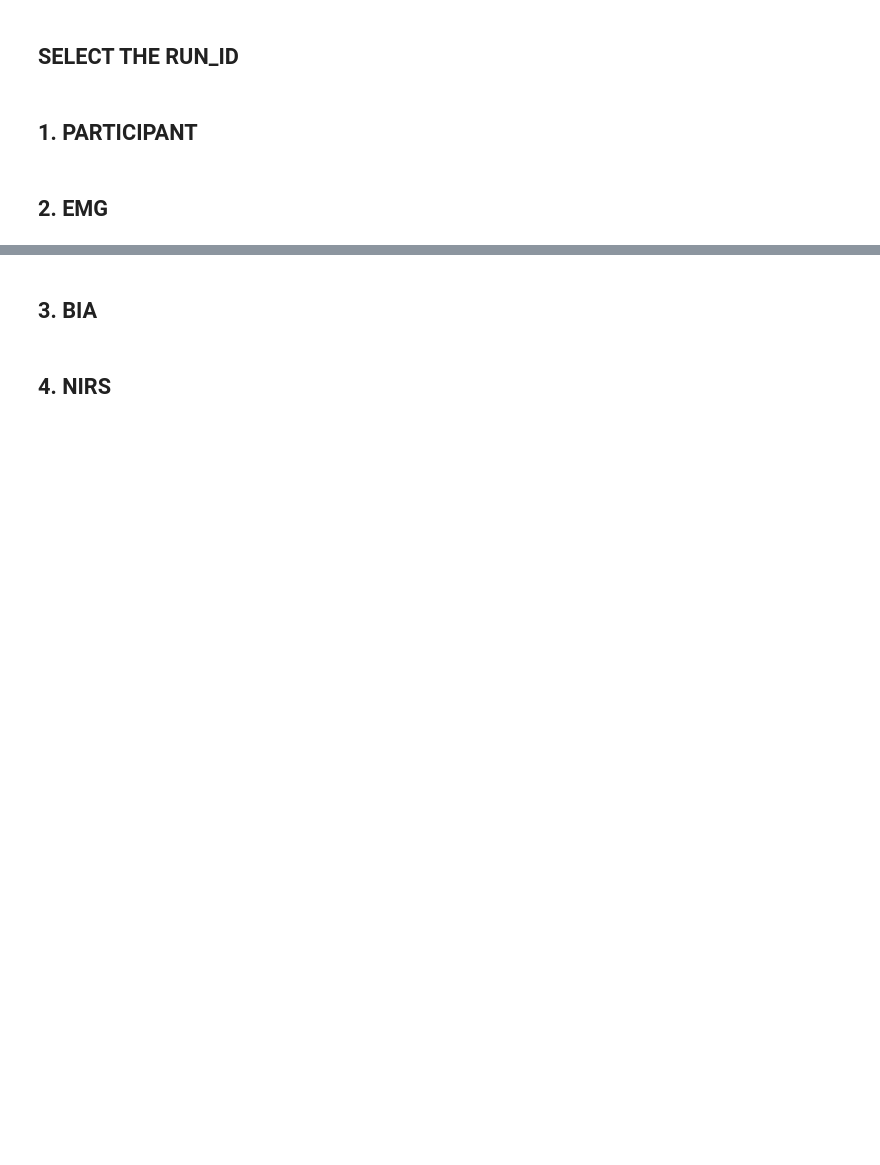
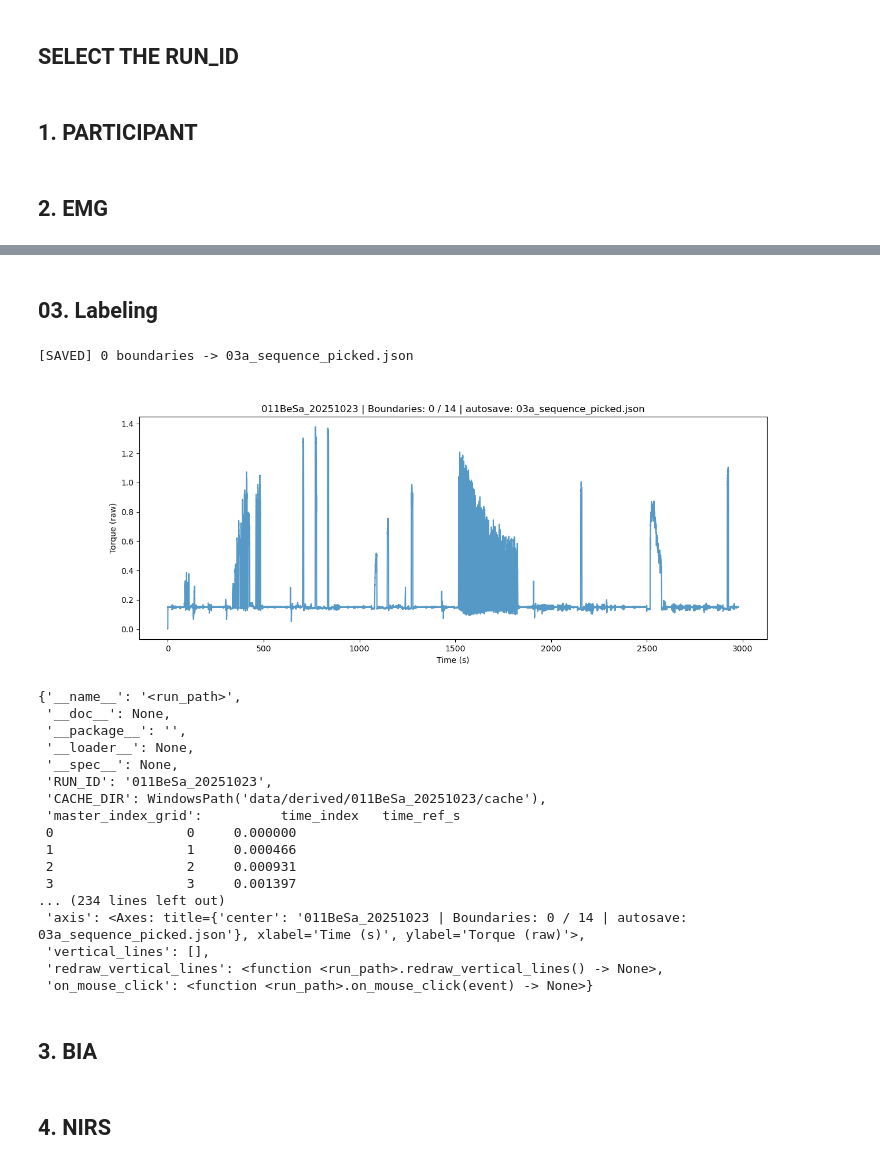
Before and after one commit to MorganVir/AMSTROM_CAMPAIGN, a Jupyter notebook: main.ipynb, the cells around one changed output, grey strips where cells are left out. Saved outputs shown, nothing was run; the diff lists cells and outputs as text; code cells hidden in the pictures; blank space fills up the shorter version.

```diff
--- a/main.ipynb
+++ b/main.ipynb
@@ -115,5 +113,38 @@ IndentationError: expected an indented block after 'with' statement on line 8 (2
+# %% [markdown]
+## 03. Labeling
 # %%
-# 02.b : SEQUENCING THE RESEARCH PROTOCOLE USING EMG DATA (TORQUE)
+# 03.a : MANUAL SEQUENCING THE RESEARCH PROTOCOLE USING EMG DATA (TORQUE)
+assert SEQ_ORDER[0] == "INIT" and SEQ_ORDER[-1] == "END"
+%matplotlib widget
 
-
-assert SEQ_ORDER[0] == "INIT" and SEQ_ORDER[-1] == "END"
+runpy.run_path(
+    "sources/03a_sequence_picker.py",
+    init_globals={
+        "RUN_ID": RUN_ID,
+        "CACHE_DIR": CACHE_DIR,
+        "master_index_grid": master_index_grid,
+        "torque_compact_df": torque_compact_df,
+        "SEQ_ORDER": SEQ_ORDER,
+        "ts_ref": ts_ref,
+    },
+)
+# %% [output]
+[SAVED] 0 boundaries -> 03a_sequence_picked.json
+[figure, added]
+{'__name__': '<run_path>',
+ '__doc__': None,
+ '__package__': '',
+ '__loader__': None,
+ '__spec__': None,
+ 'RUN_ID': '011BeSa_20251023',
+ 'CACHE_DIR': WindowsPath('data/derived/011BeSa_20251023/cache'),
+ 'master_index_grid':          time_index   time_ref_s
+ 0                 0     0.000000
+ 1                 1     0.000466
+ 2                 2     0.000931
+ 3                 3     0.001397
+... (234 lines left out)
+ 'axis': <Axes: title={'center': '011BeSa_20251023 | Boundaries: 0 / 14 | autosave: 03a_sequence_picked.json'}, xlabel='Time (s)', ylabel='Torque (raw)'>,
+ 'vertical_lines': [],
+ 'redraw_vertical_lines': <function <run_path>.redraw_vertical_lines() -> None>,
+ 'on_mouse_click': <function <run_path>.on_mouse_click(event) -> None>}
```
Also changed, not shown: parts of 2 cells of this notebook, 4 other files.
